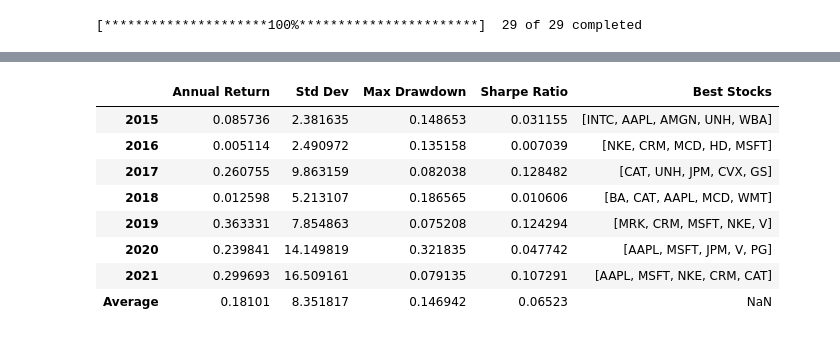
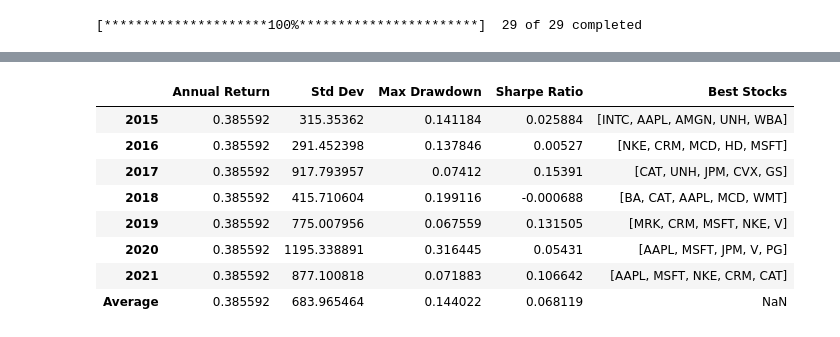
Before and after one commit to emre-bl/portfolio-comparison-computational_finance, a Jupyter notebook: portfolio_comparison.ipynb, the cells around one changed output, grey strips where cells are left out. Drawn from its saved outputs; the diff is of its cells as text; code cells hidden in the pictures.

```diff
--- a/portfolio_comparison.ipynb
+++ b/portfolio_comparison.ipynb
@@ -273,15 +281,16 @@ for i in range(2015, 2022):
         end_date = end_date.strftime('%Y-%m-%d')
 
     temp_data = data.loc[start_date:end_date, best_stocks]
-    temp_data['Portfolio'] = temp_data.sum(axis=1) / 3
-    portfolio_values = temp_data['Portfolio'].values
 
-    dataframe_4.loc[str(i), 'Annual Return'] = (temp_data['Portfolio'][-1] - temp_data['Portfolio'][0]) / temp_data['Portfolio'][0]
-    dataframe_4.loc[str(i), 'Std Dev'] = temp_data['Portfolio'].std()
-    dataframe_4.loc[str(i), 'Max Drawdown'] = calculate_max_drawdown(portfolio_values)
-    dataframe_4.loc[str(i), 'Sharpe Ratio'] = calculate_sharpe_ratio(portfolio_values)
+    portfolio = calculate_portfolio_values_over_time(temp_data, best_stocks)
 
+    dataframe_4.loc[str(i), 'Annual Return'] = (portfolio[-1] - portfolio[0]) / portfolio[0]
+    dataframe_4.loc[str(i), 'Std Dev'] = np.std(portfolio)
+    dataframe_4.loc[str(i), 'Max Drawdown'] = calculate_max_drawdown(portfolio)
+    dataframe_4.loc[str(i), 'Sharpe Ratio'] = calculate_sharpe_ratio(portfolio)
     dataframe_4.loc[str(i), 'Best Stocks'] = best_stocks
+
+
 
 dataframe_4.loc['Average', 'Annual Return'] = dataframe_4['Annual Return'].mean()
 dataframe_4.loc['Average', 'Std Dev'] = dataframe_4['Std Dev'].mean()
@@ -357,16 +366,16 @@ for i in range(2015, 2022):
         end_date = pd.to_datetime(end_date) + pd.DateOffset(days=-1)
         end_date = end_date.strftime('%Y-%m-%d')
 
-    temp_data = data.loc[start_date:end_date, worst_stocks]
-    temp_data['Portfolio'] = temp_data.sum(axis=1) / 3
-    portfolio_values = temp_data['Portfolio'].values
+    temp_data = data.loc[start_date:end_date]
 
-    dataframe_5.loc[str(i), 'Annual Return'] = (temp_data['Portfolio'][-1] - temp_data['Portfolio'][0]) / temp_data['Portfolio'][0]
-    dataframe_5.loc[str(i), 'Std Dev'] = temp_data['Portfolio'].std()
+    portfolio_values = calculate_portfolio_values_over_time(temp_data, worst_stocks)
+
+    dataframe_5.loc[str(i), 'Annual Return'] = (portfolio[-1] - portfolio[0]) / portfolio[0]
+    dataframe_5.loc[str(i), 'Std Dev'] = np.std(portfolio_values)
     dataframe_5.loc[str(i), 'Max Drawdown'] = calculate_max_drawdown(portfolio_values)
     dataframe_5.loc[str(i), 'Sharpe Ratio'] = calculate_sharpe_ratio(portfolio_values)
+    dataframe_5.loc[str(i), 'worst Stocks'] = worst_stocks
 
-    dataframe_5.loc[str(i), 'worst Stocks'] = worst_stocks
 
 dataframe_5.loc['Average', 'Annual Return'] = dataframe_5['Annual Return'].mean()
 dataframe_5.loc['Average', 'Std Dev'] = dataframe_5['Std Dev'].mean()
@@ -391,12 +400,6 @@ dataframe_5
 Bir önceki sene en iyi getiri sağlayan 5 hisseyi alın. Sene boyunca bu 5 hisseyi tutun.
 """
 
-
-#4
-
-"""
-Bir önceki sene en iyi getiri sağlayan 3 hisseyi alın. Sene boyunca bu 3 hisseyi tutun.
-"""
 
 data = dow30.copy()
 
@@ -458,47 +461,48 @@ for i in range(2015, 2022):
             best_stock_5 = stock
             best_return_5 = temp_return
 
 
     best_stocks = [best_stock_1, best_stock_2, best_stock_3, best_stock_4, best_stock_5]
 
     start_date = str(i) + '-01-01'
     end_date = str(i) + '-12-31'
 
     while start_date not in data.index:
         start_date = pd.to_datetime(start_date) + pd.DateOffset(days=1)
         start_date = start_date.strftime('%Y-%m-%d')
 
     while end_date not in data.index:
         end_date = pd.to_datetime(end_date) + pd.DateOffset(days=-1)
         end_date = end_date.strftime('%Y-%m-%d')
 
-    temp_data = data.loc[start_date:end_date, best_stocks]
-    temp_data['Portfolio'] = temp_data.sum(axis=1) / 5
-    portfolio_values = temp_data['Portfolio'].values
+    temp_data = data.loc[start_date:end_date]
 
-    dataframe_6.loc[str(i), 'Annual Return'] = (temp_data['Portfolio'][-1] - temp_data['Portfolio'][0]) / temp_data['Portfolio'][0]
-    dataframe_6.loc[str(i), 'Std Dev'] = temp_data['Portfolio'].std()
+    portfolio_values = calculate_portfolio_values_over_time(temp_data, best_stocks)
+
+    dataframe_6.loc[str(i), 'Annual Return'] = (portfolio[-1] - portfolio[0]) / portfolio[0]
+    dataframe_6.loc[str(i), 'Std Dev'] = np.std(portfolio_values)
     dataframe_6.loc[str(i), 'Max Drawdown'] = calculate_max_drawdown(portfolio_values)
     dataframe_6.loc[str(i), 'Sharpe Ratio'] = calculate_sharpe_ratio(portfolio_values)
+    dataframe_6.loc[str(i), 'Best Stocks'] = best_stocks
 
-    dataframe_6.loc[str(i), 'Best Stocks'] = best_stocks
+
 
 dataframe_6.loc['Average', 'Annual Return'] = dataframe_6['Annual Return'].mean()
 dataframe_6.loc['Average', 'Std Dev'] = dataframe_6['Std Dev'].mean()
 dataframe_6.loc['Average', 'Max Drawdown'] = dataframe_6['Max Drawdown'].mean()
 dataframe_6.loc['Average', 'Sharpe Ratio'] = dataframe_6['Sharpe Ratio'].mean()
 
 dataframe_6
 # %% [output]
 |  | Annual Return | Std Dev | Max Drawdown | Sharpe Ratio | Best Stocks |
-| 2015 | 0.085736 | 2.381635 | 0.148653 | 0.031155 | [INTC, AAPL, AMGN, UNH, WBA] |
-| 2016 | 0.005114 | 2.490972 | 0.135158 | 0.007039 | [NKE, CRM, MCD, HD, MSFT] |
-| 2017 | 0.260755 | 9.863159 | 0.082038 | 0.128482 | [CAT, UNH, JPM, CVX, GS] |
-| 2018 | 0.012598 | 5.213107 | 0.186565 | 0.010606 | [BA, CAT, AAPL, MCD, WMT] |
-| 2019 | 0.363331 | 7.854863 | 0.075208 | 0.124294 | [MRK, CRM, MSFT, NKE, V] |
-| 2020 | 0.239841 | 14.149819 | 0.321835 | 0.047742 | [AAPL, MSFT, JPM, V, PG] |
-| 2021 | 0.299693 | 16.509161 | 0.079135 | 0.107291 | [AAPL, MSFT, NKE, CRM, CAT] |
-| Average | 0.18101 | 8.351817 | 0.146942 | 0.06523 | NaN |
+| 2015 | 0.385592 | 315.35362 | 0.141184 | 0.025884 | [INTC, AAPL, AMGN, UNH, WBA] |
+| 2016 | 0.385592 | 291.452398 | 0.137846 | 0.00527 | [NKE, CRM, MCD, HD, MSFT] |
+| 2017 | 0.385592 | 917.793957 | 0.07412 | 0.15391 | [CAT, UNH, JPM, CVX, GS] |
+| 2018 | 0.385592 | 415.710604 | 0.199116 | -0.000688 | [BA, CAT, AAPL, MCD, WMT] |
+| 2019 | 0.385592 | 775.007956 | 0.067559 | 0.131505 | [MRK, CRM, MSFT, NKE, V] |
+| 2020 | 0.385592 | 1195.338891 | 0.316445 | 0.05431 | [AAPL, MSFT, JPM, V, PG] |
+| 2021 | 0.385592 | 877.100818 | 0.071883 | 0.106642 | [AAPL, MSFT, NKE, CRM, CAT] |
+| Average | 0.385592 | 683.965464 | 0.144022 | 0.068119 | NaN |
 # %%
 #7
 
```
Also changed, not shown: parts of 14 cells of this notebook.
